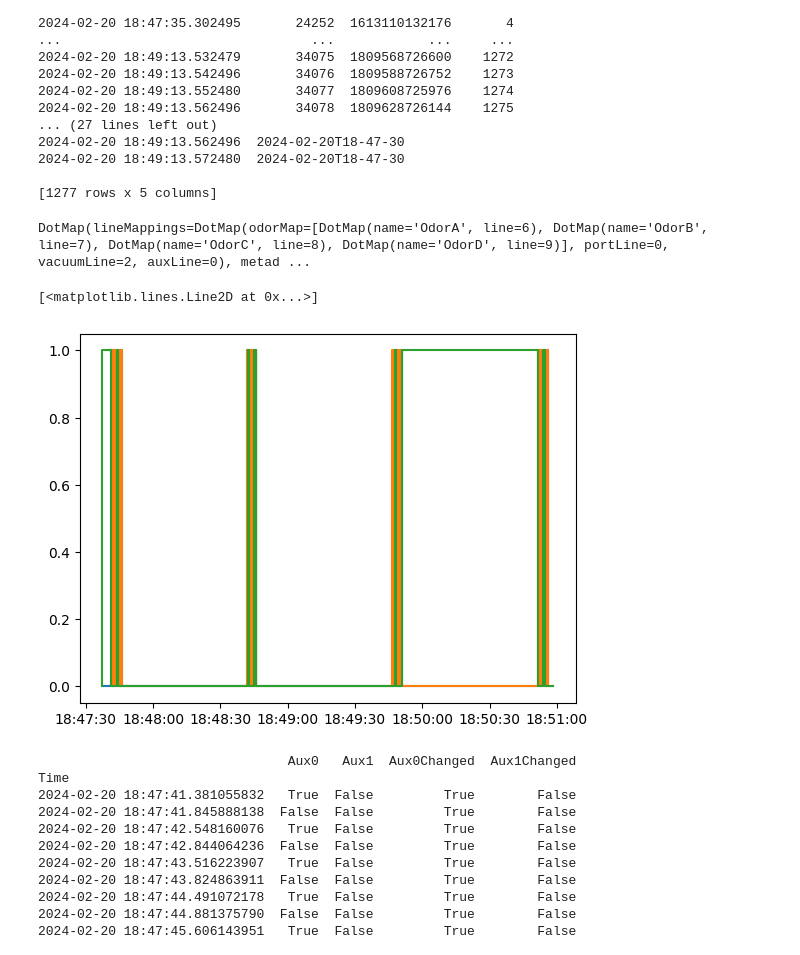
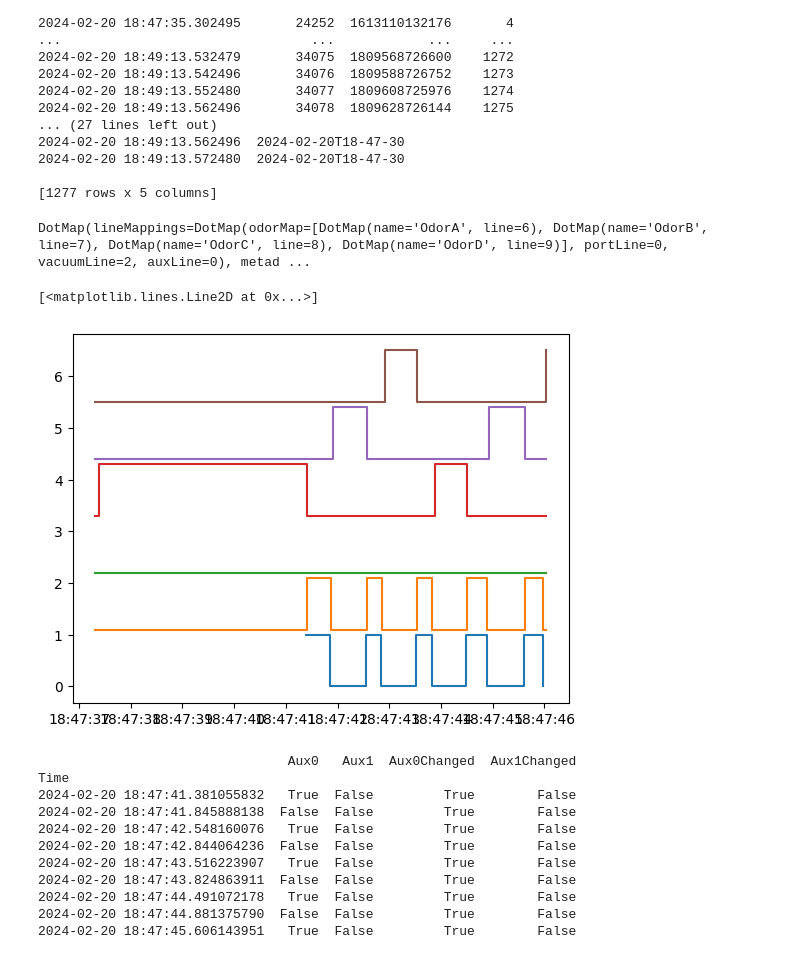
Before and after one commit to goatsofnaxos/Delphi, a Jupyter notebook: analysis/test.ipynb, the cells around one changed output. Drawn from its saved outputs; the diff is of its cells as text; code cells hidden in the pictures.

Commit message:
Example time window plot for a series of pokes

```diff
--- a/analysis/test.ipynb
+++ b/analysis/test.ipynb
@@ -56,37 +56,51 @@ metadata = session_settings.iloc[0]['metadata']
 print(metadata)
 
 # Extract line mappings from metadata
 aux_line = f'Aux{metadata.lineMappings.auxLine}'
 port_line = f'Out{metadata.lineMappings.portLine}'
 vacuum_line = f'Out{metadata.lineMappings.vacuumLine}'
 odorA = f"Out{next((x.line for x in metadata.lineMappings.odorMap if x.name=='OdorA'), None)}"
 odorB = f"Out{next((x.line for x in metadata.lineMappings.odorMap if x.name=='OdorB'), None)}"
 odorC = f"Out{next((x.line for x in metadata.lineMappings.odorMap if x.name=='OdorC'), None)}"
 odorD = f"Out{next((x.line for x in metadata.lineMappings.odorMap if x.name=='OdorD'), None)}"
 
 # Aux line containing poke events
 poke_events = utils.load(harp_reader.AuxInState, harp_datafolder)[aux_line]*1
 
 # times when outputs were set to HIGH (e.g. port valve opening, manifold valve opening)
 outputs_HIGH = utils.load(harp_reader.OutputSet, harp_datafolder)
 # times when outputs were set to LOW (e.g. port valve closing, manifold closing)
 outputs_LOW = utils.load(harp_reader.OutputClear, harp_datafolder)
 
 # convert LOW and HIGH events to port state dataframes
 port_line_state = utils.concat_digi_events(outputs_LOW[port_line], outputs_HIGH[port_line])
 vacuum_line_state = utils.concat_digi_events(outputs_LOW[vacuum_line], outputs_HIGH[vacuum_line])
 odorA_state = utils.concat_digi_events(outputs_LOW[odorA], outputs_HIGH[odorA])
 odorB_state = utils.concat_digi_events(outputs_LOW[odorB], outputs_HIGH[odorB])
 odorC_state = utils.concat_digi_events(outputs_LOW[odorC], outputs_HIGH[odorC])
 odorD_state = utils.concat_digi_events(outputs_LOW[odorD], outputs_HIGH[odorD])
 
-plt.plot(port_line_state, drawstyle='steps-post')
-plt.plot(poke_events, drawstyle='steps-post')
-plt.plot(odorA_state, drawstyle='steps-post')
+# debug time window plotting
+start_time = session_settings.index[0][0]
+end_time = start_time + pd.Timedelta(seconds=20)
+
+poke_events_window = poke_events.loc[start_time : end_time]
+port_line_window = port_line_state.loc[start_time : end_time]
+vacuum_line_window = vacuum_line_state.loc[start_time : end_time]
+odorA_window = odorA_state.loc[start_time : end_time]
+odorB_window = odorB_state.loc[start_time : end_time]
+odorC_window = odorC_state.loc[start_time : end_time]
+
+plt.plot(poke_events_window, drawstyle='steps-post')
+plt.plot(port_line_window + 1.1, drawstyle='steps-post')
+plt.plot(vacuum_line_window + 2.2, drawstyle='steps-post')
+plt.plot(odorA_window + 3.3, drawstyle='steps-post')
+plt.plot(odorB_window + 4.4, drawstyle='steps-post')
+plt.plot(odorC_window + 5.5, drawstyle='steps-post')
 # %% [output]
 DotMap(lineMappings=DotMap(odorMap=[DotMap(name='OdorA', line=6), DotMap(name='OdorB', line=7), DotMap(name='OdorC', line=8), DotMap(name='OdorD', line=9)], portLine=0, vacuumLine=2, auxLine=0), metad ...
 [<matplotlib.lines.Line2D at 0x...>]
-[figure, old version]
+[figure, new version]
 # %%
 # Some of our data is still in an array form (e.g. port closing, opening) - we now want to give readable names
 print(pokes)
```
